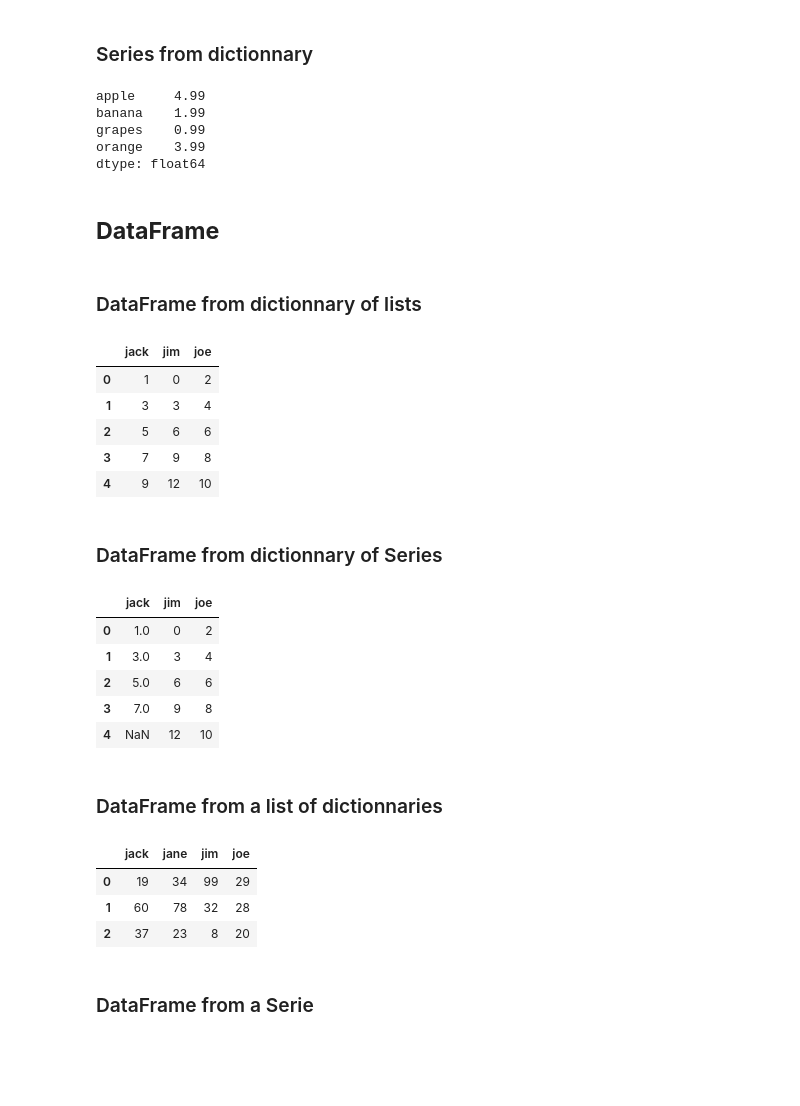
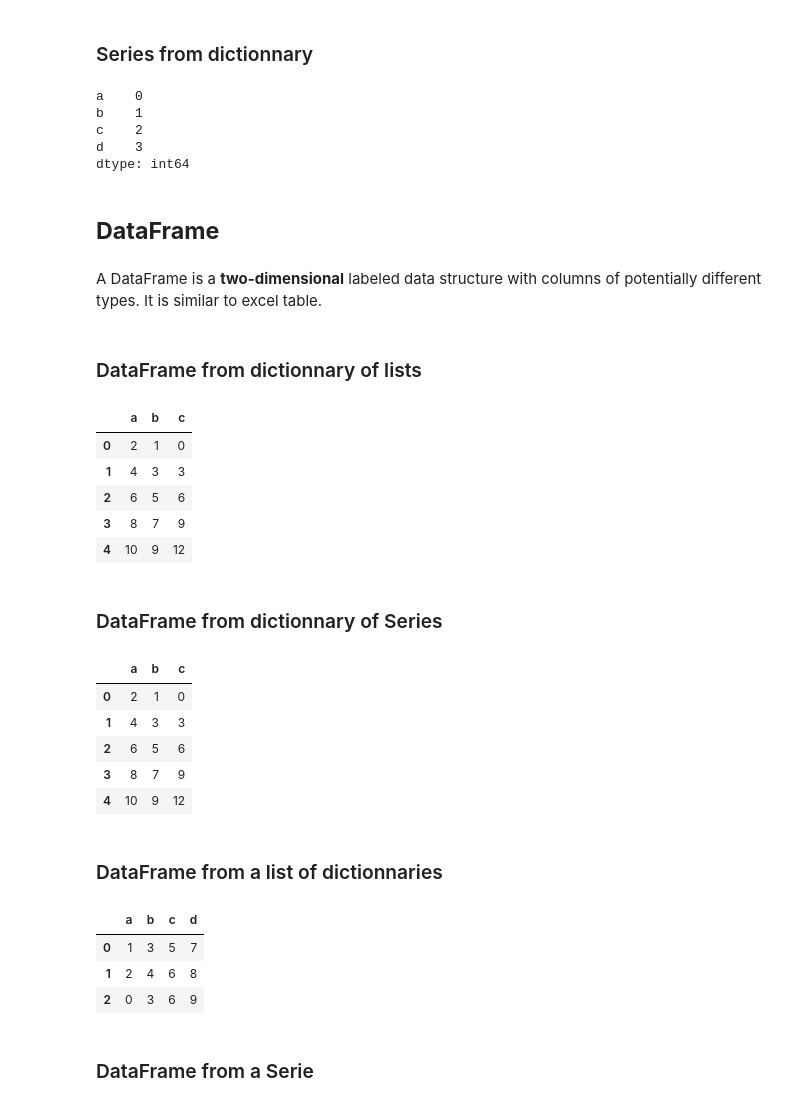
Before and after one commit to Yaka12/Basics, a Jupyter notebook: Pandas Basics/Series and DataFrame.ipynb, the cells around one changed output. Cells and saved outputs as stored; diff of their text form; code cells hidden in the pictures; blank space fills up the shorter version.

```diff
--- a/Pandas Basics/Series and DataFrame.ipynb
+++ b/Pandas Basics/Series and DataFrame.ipynb
@@ -31,47 +31,49 @@ Series(np.arange(5), index=range(0,5))
 dtype: int64
 # %% [markdown]
 ### Series from dictionnary
-# %%
-Series({'apple': 4.99,'banana': 1.99,'orange': 3.99,'grapes': 0.99})
-# %% [output]
-apple     4.99
-banana    1.99
-grapes    0.99
-orange    3.99
-dtype: float64
+# %%
+Series({'a': 0,'b': 1,'c': 2,'d': 3})
+# %% [output]
+a    0
+b    1
+c    2
+d    3
+dtype: int64
 # %% [markdown]
 ## **DataFrame**
+# %% [markdown]
+A DataFrame is a **two-dimensional** labeled data structure with columns of potentially different types. It is similar to excel table.
 # %% [markdown]
 ### DataFrame from dictionnary of lists
 # %%
-DataFrame({'joe': [2, 4, 6, 8, 10],'jack': [1, 3, 5, 7, 9],'jim': [0, 3, 6, 9, 12]})
+DataFrame({'a': [2, 4, 6, 8, 10],'b': [1, 3, 5, 7, 9],'c': [0, 3, 6, 9, 12]})
 # %% [output]
-|  | jack | jim | joe |
-| 0 | 1 | 0 | 2 |
-| 1 | 3 | 3 | 4 |
-| 2 | 5 | 6 | 6 |
-| 3 | 7 | 9 | 8 |
-| 4 | 9 | 12 | 10 |
+|  | a | b | c |
+| 0 | 2 | 1 | 0 |
+| 1 | 4 | 3 | 3 |
+| 2 | 6 | 5 | 6 |
+| 3 | 8 | 7 | 9 |
+| 4 | 10 | 9 | 12 |
 # %% [markdown]
 ### DataFrame from dictionnary of Series
 # %%
-DataFrame({'joe': pd.Series([2, 4, 6, 8, 10]),'jack': pd.Series([1, 3, 5, 7]),'jim': [0, 3, 6, 9, 12]})
+DataFrame({'a': pd.Series([2, 4, 6, 8, 10]),'b': pd.Series([1, 3, 5, 7, 9]),'c': [0, 3, 6, 9, 12]})
 # %% [output]
-|  | jack | jim | joe |
-| 0 | 1.0 | 0 | 2 |
-| 1 | 3.0 | 3 | 4 |
-| 2 | 5.0 | 6 | 6 |
-| 3 | 7.0 | 9 | 8 |
-| 4 | NaN | 12 | 10 |
+|  | a | b | c |
+| 0 | 2 | 1 | 0 |
+| 1 | 4 | 3 | 3 |
+| 2 | 6 | 5 | 6 |
+| 3 | 8 | 7 | 9 |
+| 4 | 10 | 9 | 12 |
 # %% [markdown]
 ### DataFrame from a list of dictionnaries
-# %%
-DataFrame([{'jane': 34, 'jim': 99, 'joe': 29, 'jack': 19},{'jane': 78, 'jim': 32, 'joe': 28, 'jack': 60},{'jane': 23, 'jim': 8, 'joe': 20, 'jack': 37}])
-# %% [output]
-|  | jack | jane | jim | joe |
-| 0 | 19 | 34 | 99 | 29 |
-| 1 | 60 | 78 | 32 | 28 |
-| 2 | 37 | 23 | 8 | 20 |
+# %%
+DataFrame([{'a': 1, 'b': 3, 'c': 5, 'd': 7},{'a': 2, 'b': 4, 'c': 6, 'd': 8},{'a': 0, 'b': 3, 'c': 6, 'd': 9}])
+# %% [output]
+|  | a | b | c | d |
+| 0 | 1 | 3 | 5 | 7 |
+| 1 | 2 | 4 | 6 | 8 |
+| 2 | 0 | 3 | 6 | 9 |
 # %% [markdown]
 ### DataFrame from a Serie
 # %%
```
Also changed, not shown: parts of 2 cells of this notebook, 19 other files.
